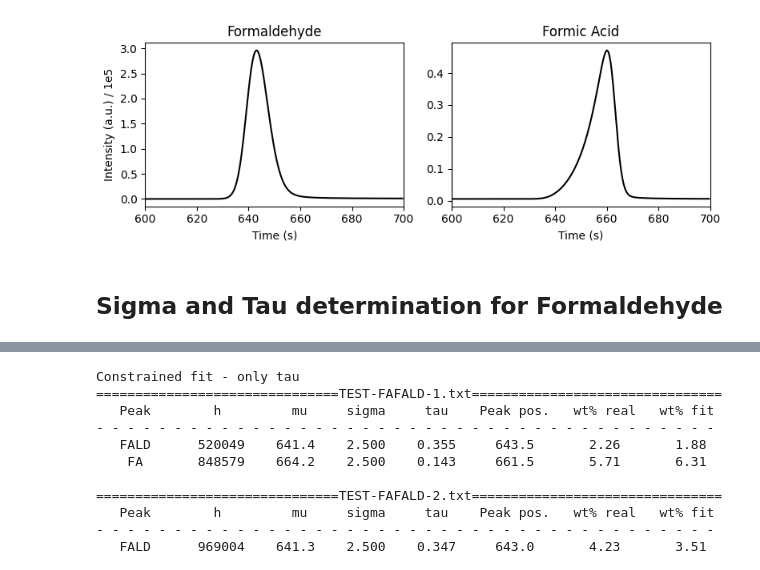
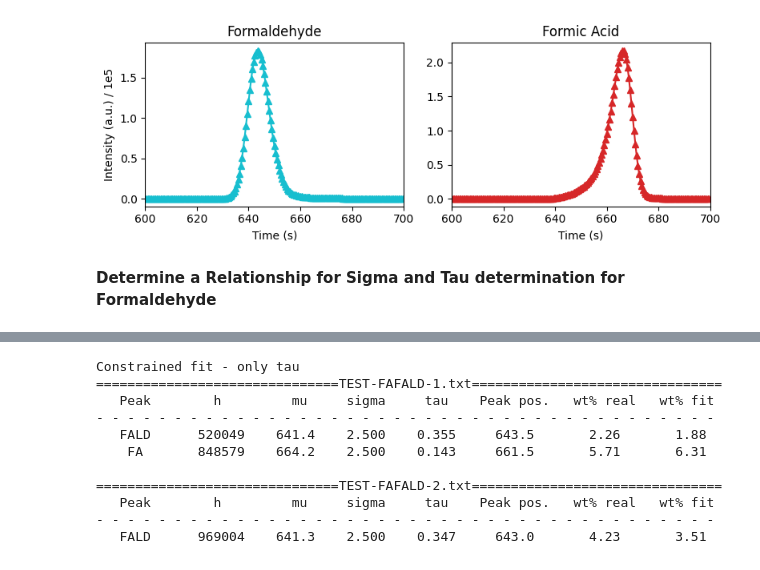
Before and after one commit to fabianketter/HPLC-Deconvolution, a Jupyter notebook: HPLC.ipynb, the cells around one changed output, grey strips where cells are left out. Cells and saved outputs as stored; diff of their text form; code cells hidden in the pictures.

```diff
--- a/HPLC.ipynb
+++ b/HPLC.ipynb
@@ -62,6 +63,6 @@ for index in range(max_len):
 # %%
 # calculate fit parameters and R² for each calibration series
-for dictionary in np.array([FAld, FA]):
+for dictionary in dictionaries:
     m, residuals, _, _ = np.linalg.lstsq(dictionary['concentrations'].reshape(-1,1), dictionary['areas'])
     slope = m[0]
     dictionary['slope'] = slope
@@ -70,7 +71,7 @@ for dictionary in np.array([FAld, FA]):
 
 # plot
 fig, (ax1, ax2) = plt.subplots(figsize = (8, 3), ncols = 2)
-for dictionary, ax in zip(np.array([FAld, FA]), [ax1, ax2]):
+for dictionary, ax in zip(np.array([FALD, FA]), [ax1, ax2]):
     ax.plot(dictionary['concentrations'], dictionary['areas']/1e5, 'kx')
     ax.plot(dictionary['concentrations'], dictionary['concentrations']*dictionary['slope']/1e5, 'k-')
     ax.set_title(dictionary['name'])
@@ -105,25 +112,40 @@ def extract_chromatogram(filepath):                                         # de
 # %%
-path = 'data/calibration/'
-file = ['CAL-FALD-1.txt', 'CAL-FA-1.txt']
+files = ['CAL-FALD-2.txt', 'CAL-FA-3.txt']
 
-# load samples for each calibration (FAld, FA)
-samples = [extract_chromatogram(path + f) for f in file]
-index_1, index_2 = 1200, 1400  # indices for zoomed-in plot
+# load samples for each calibration (FALD, FA)
+idx_1, idx_2 = 1200, 1400  # indices for zoomed-in plot
+samples, fits = [], []
+for f in files:
+    sample = extract_chromatogram(path + f)
+    idx_max = np.argmax(sample[:,1])
+    i1, i2 = max(0, idx_max - 70), min(len(sample), idx_max + 70)
+    x = sample[i1:i2,0]
+    y = sample[i1:i2,1]
+    if f in FALD['files']:
+        popt, _ = sc.optimize.curve_fit(EMG, x, y, p0=FALD['p0'])
+        fit = EMG(x, *popt)
+    else:
+        popt, _ = sc.optimize.curve_fit(EMG_mirrored, x, y, p0=FA['p0'])
+        fit = EMG_mirrored(x, *popt)
+    samples.append(sample)
+    fits.append(np.array([x, fit]).T)
 
+# plot zoomed-in chromatograms
 fig, axes = plt.subplots(ncols=2, figsize=(8,3))
-titles = ['Formaldehyde', 'Formic Acid']
-for ax, samp, title in zip(axes, samples, titles):
-    ax.plot(samp[index_1:index_2,0], samp[index_1:index_2,1] / 1e5, 'k-')
-    ax.set_xlim(samp[index_1,0], samp[index_2,0])
-    ax.set_title(title)
+
+for ax, samp, fit, d in zip(axes, samples, fits, dictionaries):
+    ax.plot(samp[idx_1:idx_2,0], samp[idx_1:idx_2,1] / 1e5, f'{d["color"]}^')
+    ax.plot(fit[:,0], fit[:,1] / 1e5, f'{d["color"]}-')
+    ax.set_xlim(samp[idx_1,0], samp[idx_2,0])
+    ax.set_title(d['name'])
 
 axes[0].set_ylabel('Intensity (a.u.) / 1e5')
 for ax in axes:
     ax.set_xlabel('Time (s)')
 plt.tight_layout()
 plt.show()
 # %% [output]
-[figure, old version]
+[figure, new version]
 # %% [markdown]
-## Sigma and Tau determination for Formaldehyde
+**Determine a Relationship for Sigma and Tau determination for Formaldehyde**
 # %%
```
Also changed, not shown: parts of 14 cells of this notebook.
